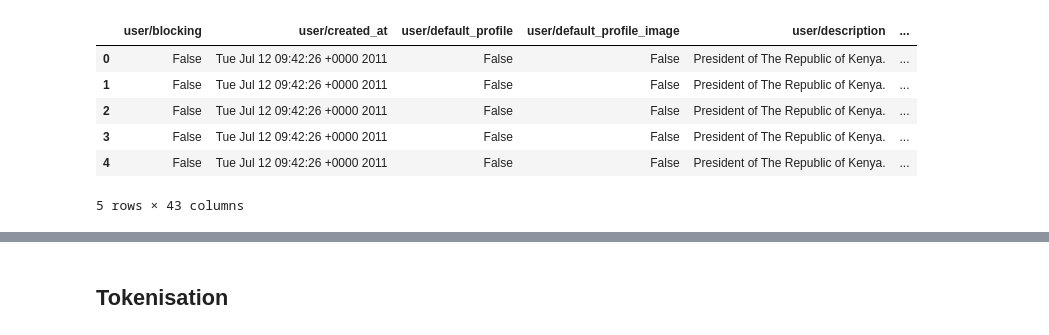
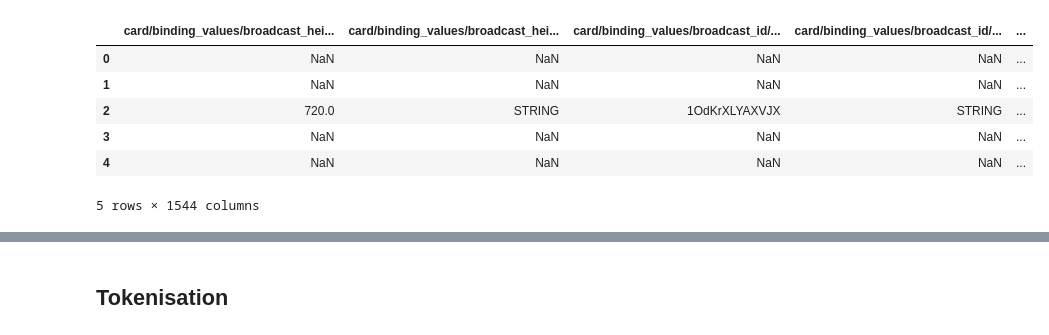
Before and after one commit to kiptoorono/sentiment-analysis, a Jupyter notebook: tweets.ipynb, the cells around one changed output, grey strips where cells are left out. Cells and saved outputs as stored; diff of their text form; code cells hidden in the pictures.

```diff
--- a/tweets.ipynb
+++ b/tweets.ipynb
@@ -1,13 +1,13 @@
 # %%
 import pandas as pd
 
-twets=pd.read_csv(r"E:\Python\Sentiment Analysis\dataset_twitter-scraper_2024-12-07_14-59-58-354 (1).csv")
-twets.head()
+tweets=pd.read_csv(r"E:\Python\Sentiment Analysis\zote.csv")
+tweets.head()
 # %% [output]
-|  | user/blocking | user/created_at | user/default_profile | user/default_profile_image | user/description | ... |
-| 0 | False | Tue Jul 12 09:42:26 +0000 2011 | False | False | President of The Republic of Kenya. | ... |
-| 1 | False | Tue Jul 12 09:42:26 +0000 2011 | False | False | President of The Republic of Kenya. | ... |
-| 2 | False | Tue Jul 12 09:42:26 +0000 2011 | False | False | President of The Republic of Kenya. | ... |
-| 3 | False | Tue Jul 12 09:42:26 +0000 2011 | False | False | President of The Republic of Kenya. | ... |
-| 4 | False | Tue Jul 12 09:42:26 +0000 2011 | False | False | President of The Republic of Kenya. | ... |
+|  | card/binding_values/broadcast_hei... | card/binding_values/broadcast_hei... | card/binding_values/broadcast_id/... | card/binding_values/broadcast_id/... | ... |
+| 0 | NaN | NaN | NaN | NaN | ... |
+| 1 | NaN | NaN | NaN | NaN | ... |
+| 2 | 720.0 | STRING | 1OdKrXLYAXVJX | STRING | ... |
+| 3 | NaN | NaN | NaN | NaN | ... |
+| 4 | NaN | NaN | NaN | NaN | ... |
-5 rows × 43 columns
+5 rows × 1544 columns
```
Also changed, not shown: parts of 31 cells of this notebook, 7 other files.
